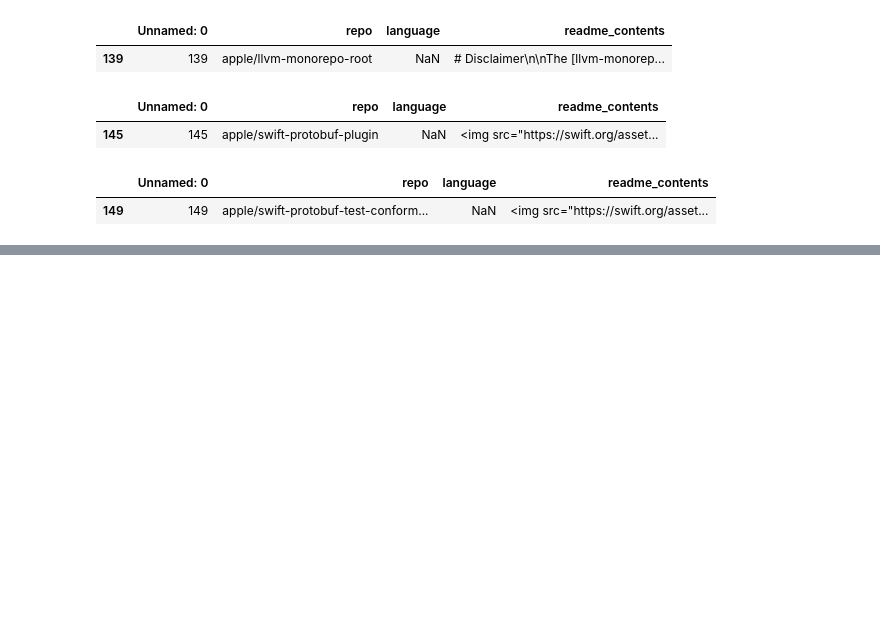
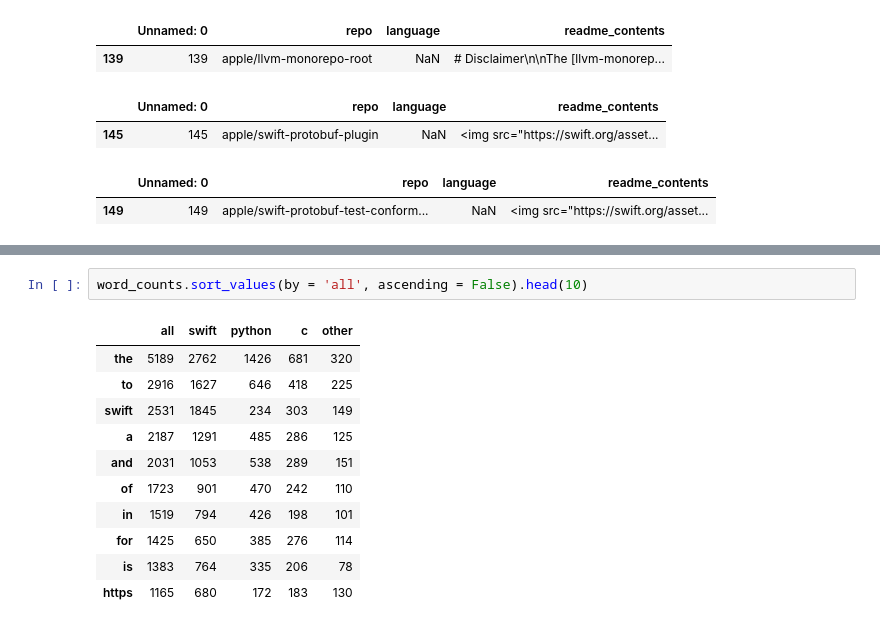
Before and after one commit to NLP-Github-Project-Hopper5/NLP-Github-Project, a Jupyter notebook: prepare_wip_dr.ipynb, the cells around one changed output, grey strips where cells are left out. Saved outputs shown, nothing was run; the diff lists cells and outputs as text; blank space fills up the shorter version.

```diff
--- a/prepare_wip_dr.ipynb
+++ b/prepare_wip_dr.ipynb
@@ -101,0 +272,14 @@ for i in nan_languages:
+# %%
+word_counts.sort_values(by = 'all', ascending = False).head(10)
+# %% [output]
+|  | all | swift | python | c | other |
+| the | 5189 | 2762 | 1426 | 681 | 320 |
+| to | 2916 | 1627 | 646 | 418 | 225 |
+| swift | 2531 | 1845 | 234 | 303 | 149 |
+| a | 2187 | 1291 | 485 | 286 | 125 |
+| and | 2031 | 1053 | 538 | 289 | 151 |
+| of | 1723 | 901 | 470 | 242 | 110 |
+| in | 1519 | 794 | 426 | 198 | 101 |
+| for | 1425 | 650 | 385 | 276 | 114 |
+| is | 1383 | 764 | 335 | 206 | 78 |
+| https | 1165 | 680 | 172 | 183 | 130 |
```
Also changed, not shown: parts of 32 cells of this notebook.
